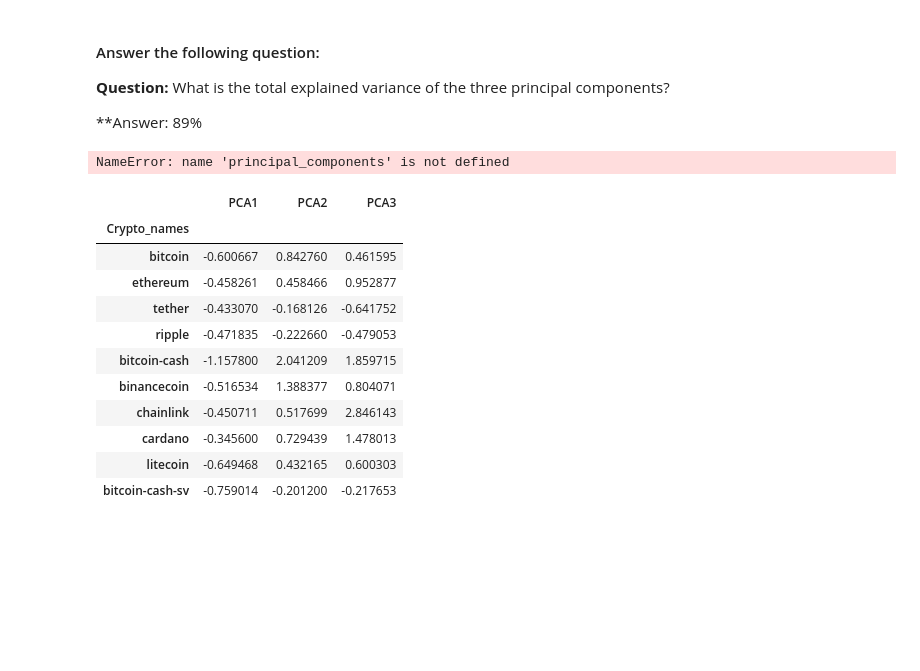
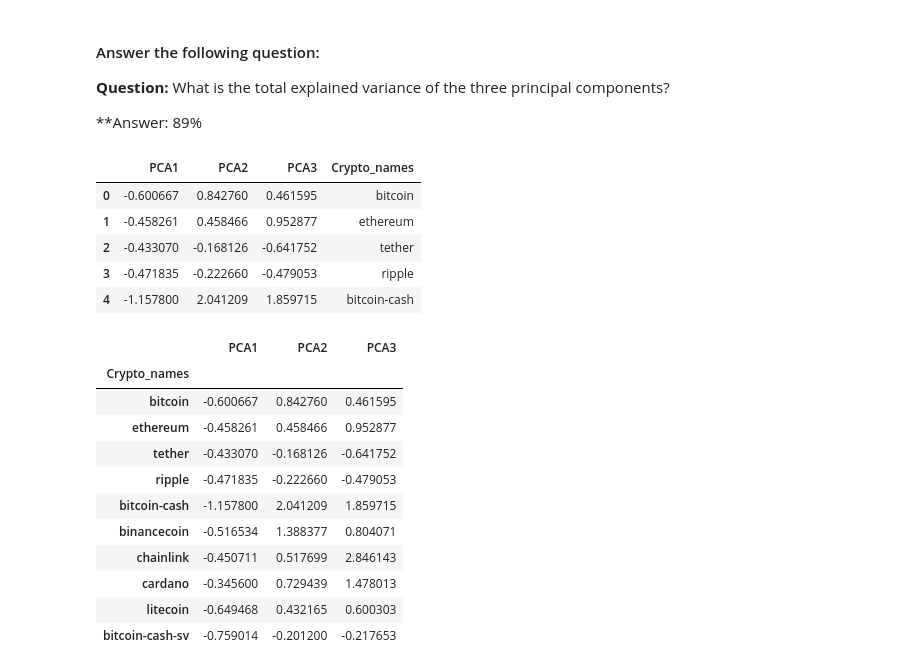
Before and after one commit to Suadg/CryptoClustering, a Jupyter notebook: Crypto_Clustering.ipynb, the cells around one changed output. Cells and saved outputs as stored; diff of their text form; code cells hidden in the pictures; blank space fills up the shorter version.

```diff
--- a/Crypto_Clustering.ipynb
+++ b/Crypto_Clustering.ipynb
@@ -259,20 +240,24 @@ total_explained_variance
 # %%
 # Create a new DataFrame with the PCA data.
 market_pca_df = pd.DataFrame(
     market_pca,
     columns=["PCA1", "PCA2" , "PCA3"]
 )
 # Creating a DataFrame with the PCA data
-market_pca_df = pd.DataFrame(data=principal_components, columns=['PC1', 'PC2'])
-market_pca_df["Crypto_names"] = df_market_data.index
+market_pca_df["Crypto_names"]=df_market_data.index
 
 # Copy the crypto names from the original data
-market_pca_df["Crypto_names"] = df_market_data.index
+market_pca_df["Crypto_names"]=df_market_data.index.copy()
 
 # Display the DataFrame
 market_pca_df.head()
 # %% [output]
-NameError: name 'principal_components' is not defined
+|  | PCA1 | PCA2 | PCA3 | Crypto_names |
+| 0 | -0.600667 | 0.842760 | 0.461595 | bitcoin |
+| 1 | -0.458261 | 0.458466 | 0.952877 | ethereum |
+| 2 | -0.433070 | -0.168126 | -0.641752 | tether |
+| 3 | -0.471835 | -0.222660 | -0.479053 | ripple |
+| 4 | -1.157800 | 2.041209 | 1.859715 | bitcoin-cash |
 # %%
 # Create a new DataFrame with the PCA data.
 market_pca_df = pd.DataFrame(
```
Also changed, not shown: parts of 5 cells of this notebook.
